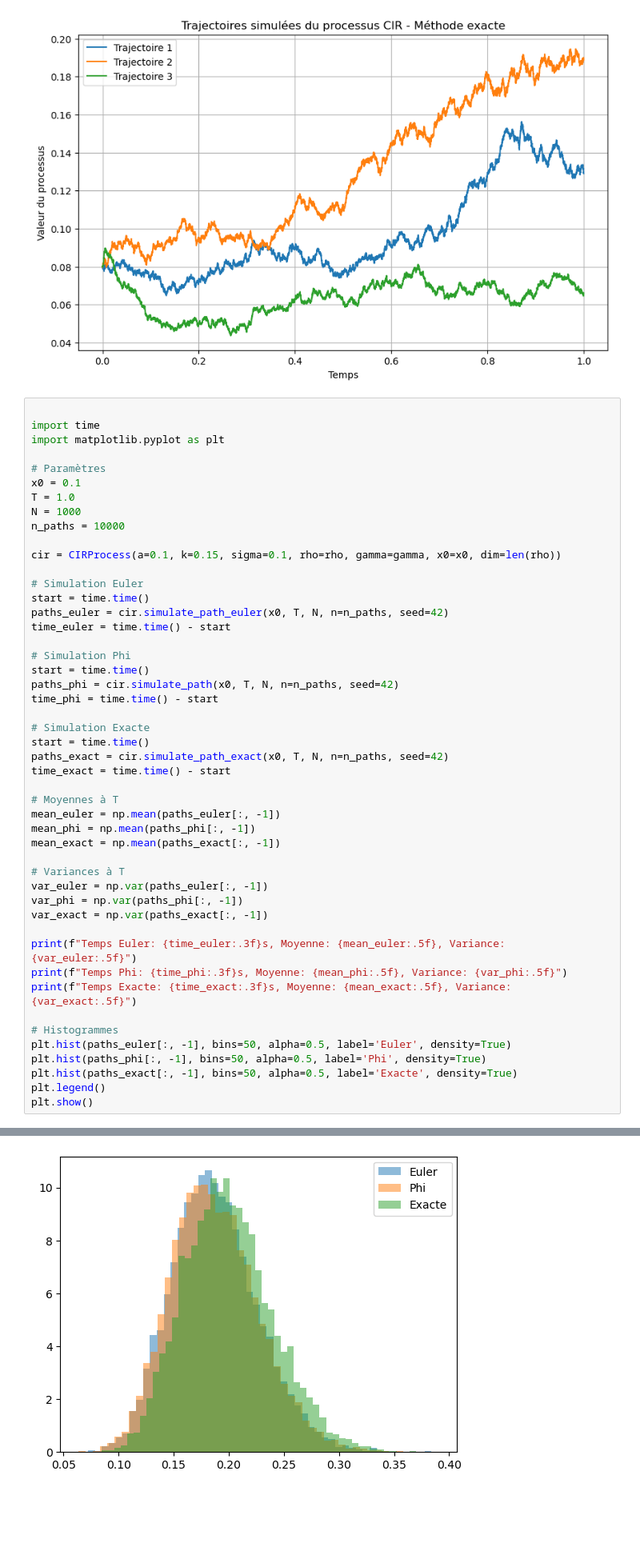
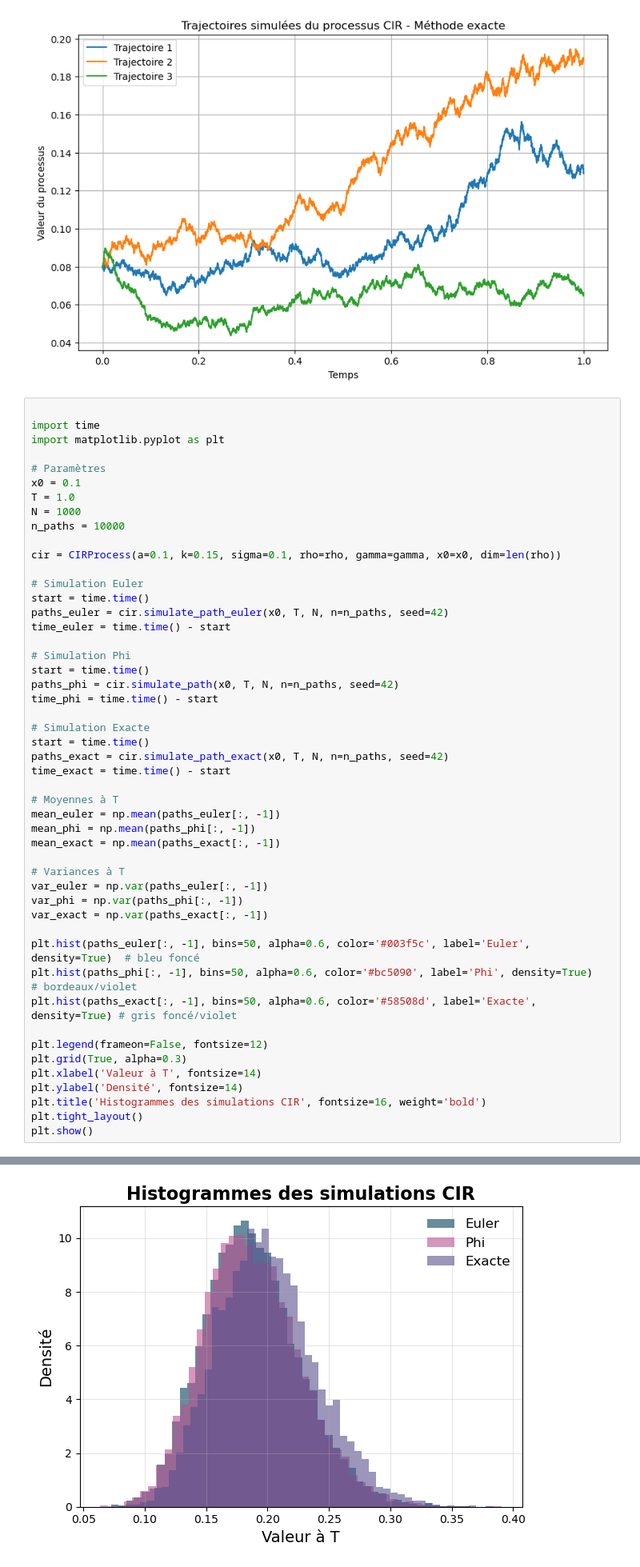
Before and after one commit to maxence2508/stage-cermics, a Jupyter notebook: second-order-schemes-for-multifactor-cir-and-heston-models.ipynb, the cells around one changed output, grey strips where cells are left out. Shown at 80% size. Saved outputs shown, nothing was run; the diff lists cells and outputs as text; blank space fills up the shorter version.

```diff
--- a/second-order-schemes-for-multifactor-cir-and-heston-models.ipynb
+++ b/second-order-schemes-for-multifactor-cir-and-heston-models.ipynb
@@ -325,14 +325,15 @@ var_euler = np.var(paths_euler[:, -1])
 var_phi = np.var(paths_phi[:, -1])
 var_exact = np.var(paths_exact[:, -1])
 
-print(f"Temps Euler: {time_euler:.3f}s, Moyenne: {mean_euler:.5f}, Variance: {var_euler:.5f}")
-print(f"Temps Phi: {time_phi:.3f}s, Moyenne: {mean_phi:.5f}, Variance: {var_phi:.5f}")
-print(f"Temps Exacte: {time_exact:.3f}s, Moyenne: {mean_exact:.5f}, Variance: {var_exact:.5f}")
+plt.hist(paths_euler[:, -1], bins=50, alpha=0.6, color='#003f5c', label='Euler', density=True)  # bleu foncé
+plt.hist(paths_phi[:, -1], bins=50, alpha=0.6, color='#bc5090', label='Phi', density=True)      # bordeaux/violet
+plt.hist(paths_exact[:, -1], bins=50, alpha=0.6, color='#58508d', label='Exacte', density=True) # gris foncé/violet
 
-# Histogrammes
-plt.hist(paths_euler[:, -1], bins=50, alpha=0.5, label='Euler', density=True)
-plt.hist(paths_phi[:, -1], bins=50, alpha=0.5, label='Phi', density=True)
-plt.hist(paths_exact[:, -1], bins=50, alpha=0.5, label='Exacte', density=True)
-plt.legend()
+plt.legend(frameon=False, fontsize=12)
+plt.grid(True, alpha=0.3)
+plt.xlabel('Valeur à T', fontsize=14)
+plt.ylabel('Densité', fontsize=14)
+plt.title('Histogrammes des simulations CIR', fontsize=16, weight='bold')
+plt.tight_layout()
 plt.show()
 # %% [output]
@@ -342,4 +340,4 @@ Temps Exacte: 0.998s, Moyenne: 0.19973, Variance: 0.00164
-[figure, old version]
+[figure, new version]
 # %% [markdown]
 ### Prix du ZC
 # %%
```
Also changed, not shown: parts of 6 cells of this notebook.
